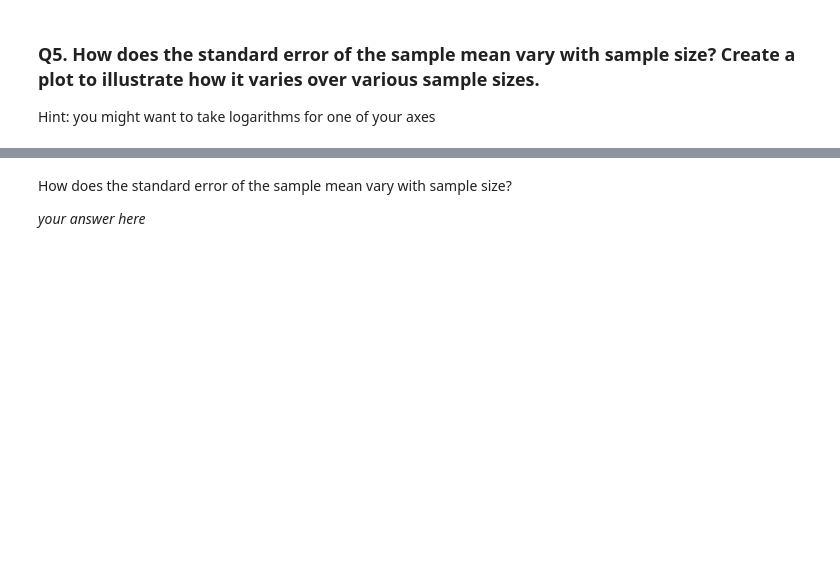
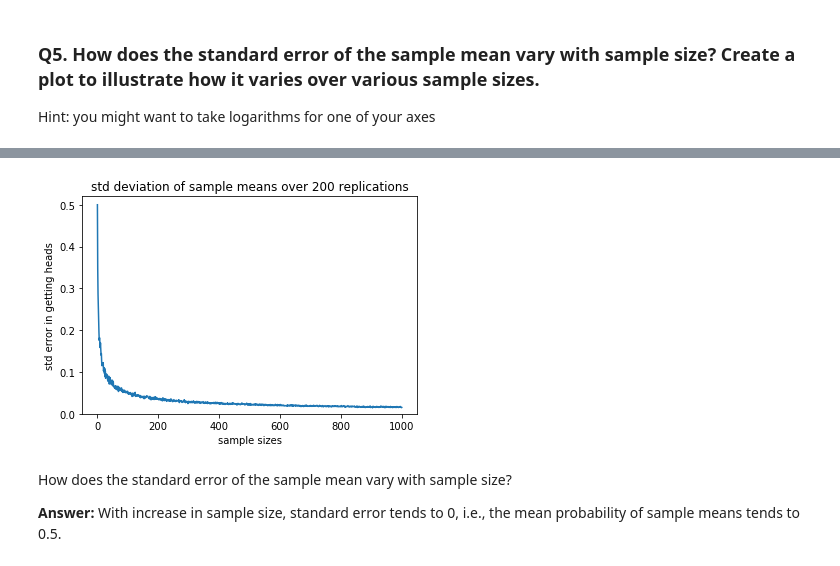
Before and after one commit to mraje16/a-2017, a Jupyter notebook: cs109a_hw0.ipynb, the cells around one changed output, grey strips where cells are left out. Saved outputs shown, nothing was run; the diff lists cells and outputs as text; code cells hidden in the pictures; blank space fills up the shorter version.

```diff
--- a/cs109a_hw0.ipynb
+++ b/cs109a_hw0.ipynb
@@ -232,4 +230,13 @@ Hint: you might want to take logarithms for one of your axes
+# %%
+#plotting graph of standard errors against various sample sizes
+plt.plot(sample_sizes, std_dev_of_sample_means);
+plt.ylim([0,0.520]);
+plt.xlabel("sample sizes")
+plt.ylabel("std error in getting heads")
+plt.title("std deviation of sample means over 200 replications");
+# %% [output]
+[figure, added]
 # %% [markdown]
 How does the standard error of the sample mean vary with sample size?
 
-*your answer here*
+**Answer:** With increase in sample size, standard error tends to 0, i.e., the mean probability of sample means tends to 0.5.
```
Also changed, not shown: parts of 20 cells of this notebook, 1 other file.
